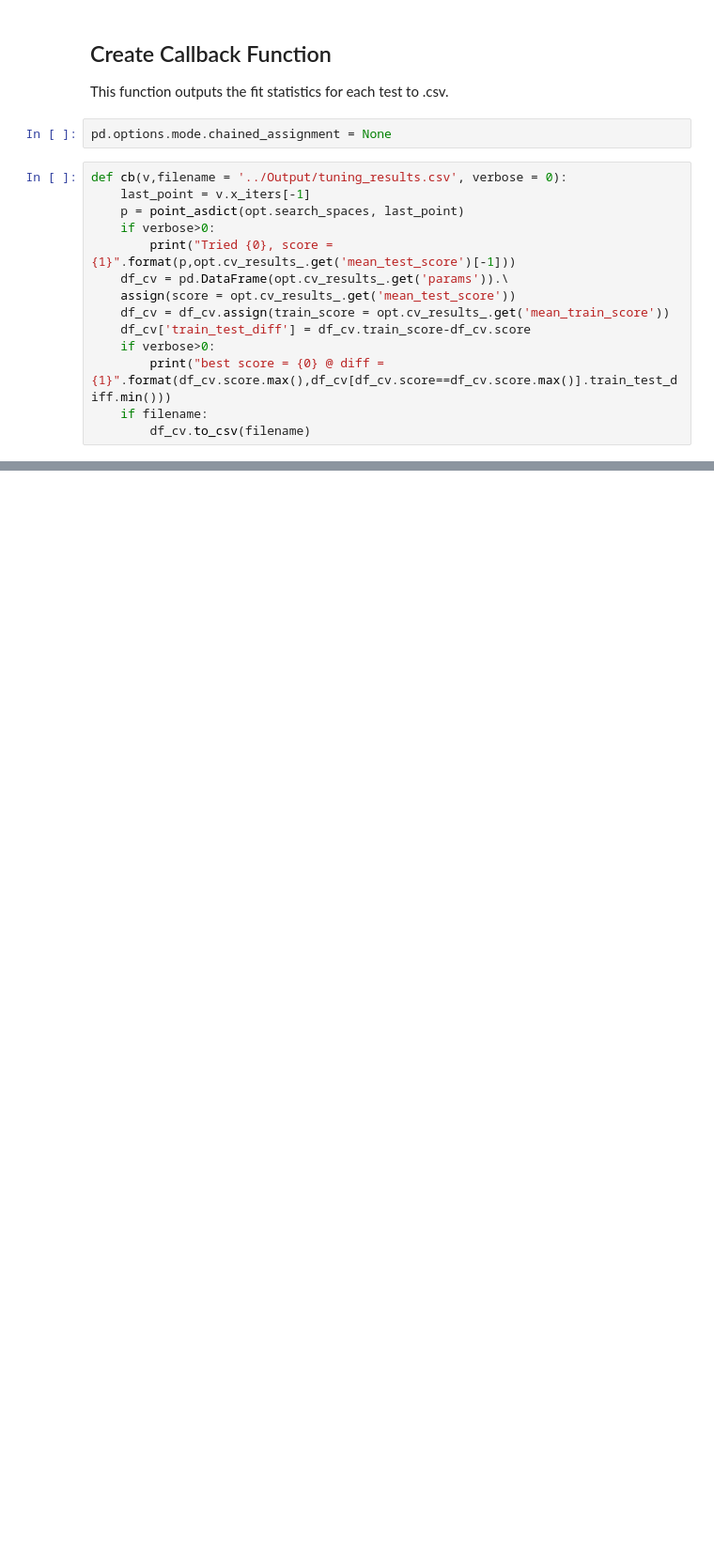
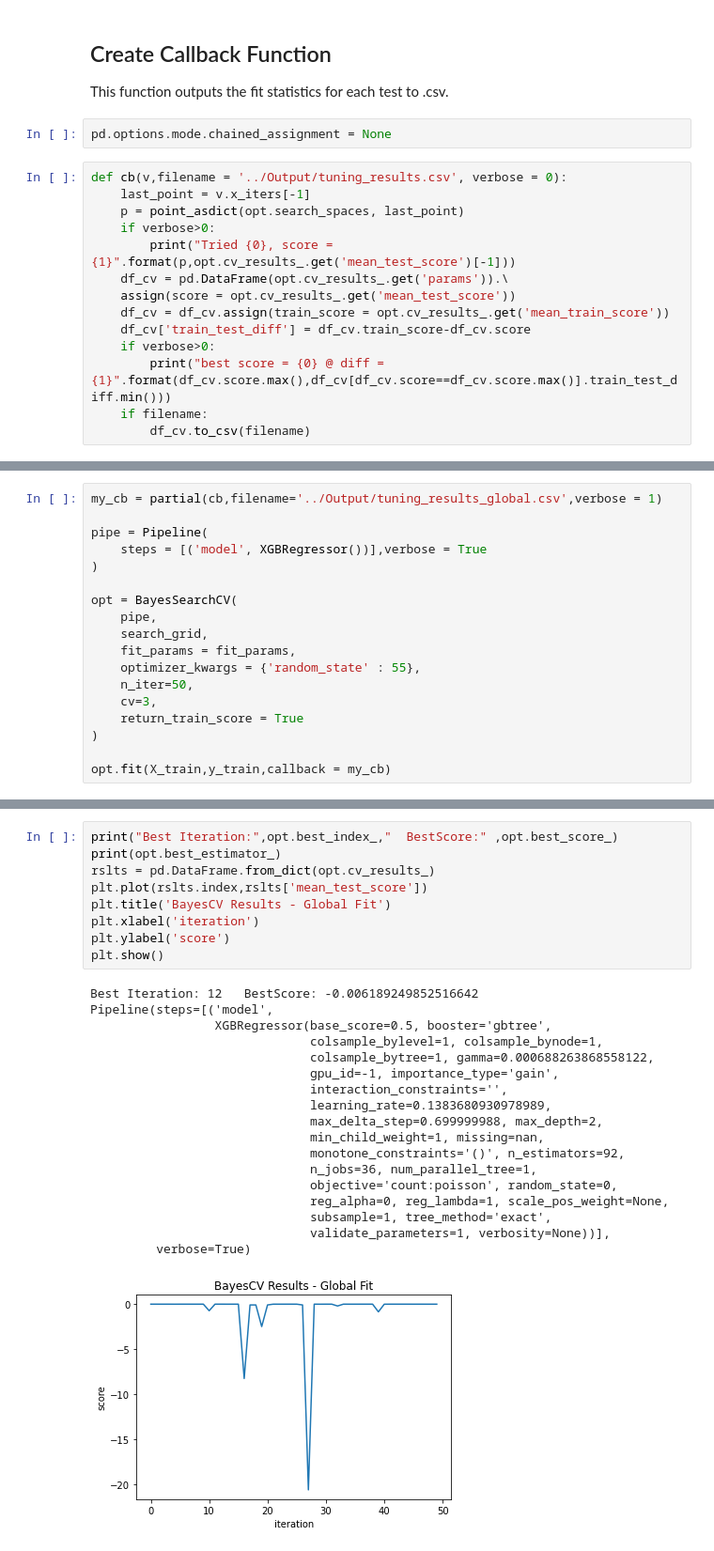
Before and after one commit to hanewinckel/OptimalGridsearch, a Jupyter notebook: Notebooks/Mortality_BayesSearch.ipynb, the cells around one changed output, grey strips where cells are left out. Shown at 94% size. Cells and saved outputs as stored; diff of their text form; blank space fills up the shorter version.

```diff
--- a/Notebooks/Mortality_BayesSearch.ipynb
+++ b/Notebooks/Mortality_BayesSearch.ipynb
@@ -134,0 +96,18 @@ BayesSearchCV(cv=3,
+# %%
+my_cb = partial(cb,filename='../Output/tuning_results_global.csv',verbose = 1)
+
+pipe = Pipeline(
+    steps = [('model', XGBRegressor())],verbose = True
+)
+
+opt = BayesSearchCV(
+    pipe,
+    search_grid,
+    fit_params = fit_params,
+    optimizer_kwargs = {'random_state' : 55},
+    n_iter=50,
+    cv=3,
+    return_train_score = True
+)
+
+opt.fit(X_train,y_train,callback = my_cb)
@@ -134,0 +149,28 @@ BayesSearchCV(cv=3,
+# %%
+print("Best Iteration:",opt.best_index_,"  BestScore:" ,opt.best_score_)
+print(opt.best_estimator_)
+rslts = pd.DataFrame.from_dict(opt.cv_results_)
+plt.plot(rslts.index,rslts['mean_test_score'])
+plt.title('BayesCV Results - Global Fit')
+plt.xlabel('iteration')
+plt.ylabel('score')
+plt.show()
+# %% [output]
+Best Iteration: 12   BestScore: -0.006189249852516642
+Pipeline(steps=[('model',
+                 XGBRegressor(base_score=0.5, booster='gbtree',
+                              colsample_bylevel=1, colsample_bynode=1,
+                              colsample_bytree=1, gamma=0.000688263868558122,
+                              gpu_id=-1, importance_type='gain',
+                              interaction_constraints='',
+                              learning_rate=0.1383680930978989,
+                              max_delta_step=0.699999988, max_depth=2,
+                              min_child_weight=1, missing=nan,
+                              monotone_constraints='()', n_estimators=92,
+                              n_jobs=36, num_parallel_tree=1,
+                              objective='count:poisson', random_state=0,
+                              reg_alpha=0, reg_lambda=1, scale_pos_weight=None,
+                              subsample=1, tree_method='exact',
+                              validate_parameters=1, verbosity=None))],
+         verbose=True)
+[figure, added]
```
Also changed, not shown: parts of 28 cells of this notebook, 8 other files.
